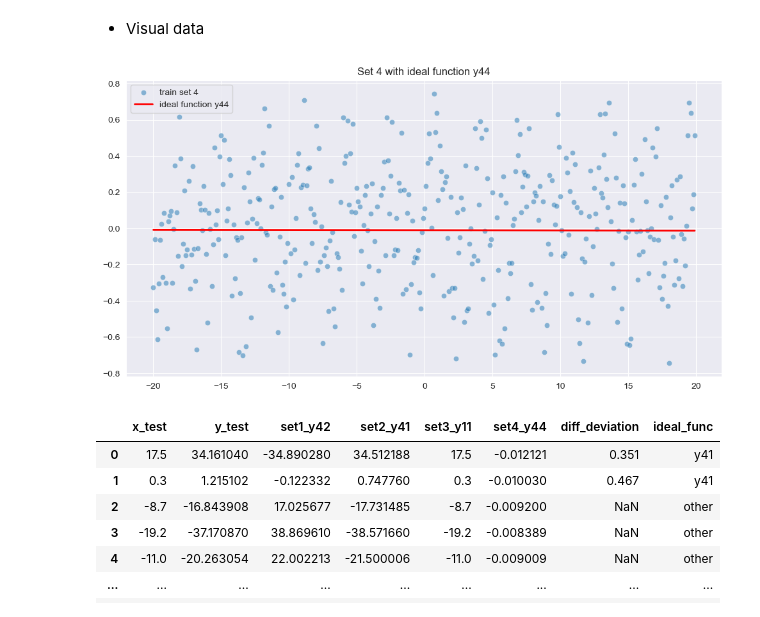
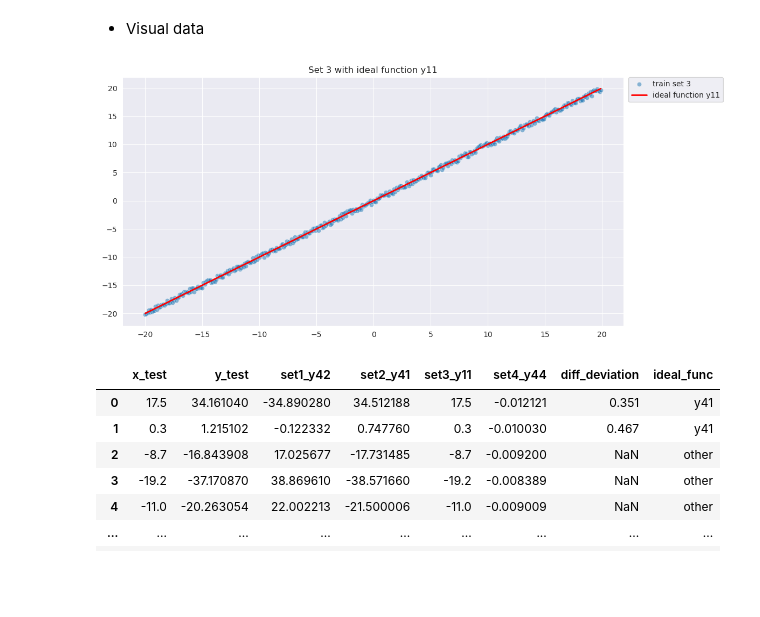
Before and after one commit to Trihamhochoi/python_written_assignment, a Jupyter notebook: Code/jupyter_notebook/sampling.ipynb, the cells around one changed output. Cells and saved outputs as stored; diff of their text form; code cells hidden in the pictures; blank space fills up the shorter version.

```diff
--- a/Code/test_db.ipynb
+++ b/Code/jupyter_notebook/sampling.ipynb
@@ -35,33 +35,34 @@ Table 'eval_test_tb' exists.
 - Visual data
 # %%
 #Build model
-set_id = 4
+set_id = 3
 
 # Extract X y
 X_train, y_train = reg_model.extract_x_y(is_train=True, set_id=set_id)
 X_test, y_test = reg_model.extract_x_y(is_train=False, set_id=set_id)
 
 # Get y ideal
 y_chosen = reg_model.ideal_dict[f'set{set_id}']['ideal_set']
 y_ideal_set = ideal_df[y_chosen].values
 
 # Create plot for 3 set
 sns.set_style("darkgrid")
 fig, ax = plt.subplots(figsize=(12,6))
 
 sns.scatterplot(x=X_train, y=y_train, ax=ax,label=f'train set {set_id}',alpha=0.5)
 sns.lineplot(x=X_train,
              y=y_ideal_set,
              ax=ax,
              color='red',
              lw=2,
              label=f'ideal function {y_chosen}')
+plt.legend(bbox_to_anchor=(1.01, 1), loc='upper left', borderaxespad=0.)
 plt.title(f"Set {set_id} with ideal function {y_chosen}")
 # Save the plot before showing
-plt.savefig(f"../Image/set_{set_id}_with_ideal_func_{y_chosen}.png", dpi=300, bbox_inches='tight')
+plt.savefig(f"../Plot_image/set_{set_id}_with_ideal_func_{y_chosen}.png", dpi=300, bbox_inches='tight')
 plt.show()
 # %% [output]
-[figure, old version]
+[figure, new version]
 # %%
 eval_df.fillna(value={'ideal_func':'other'})
 # %% [output]
```
Also changed, not shown: parts of 1 cell of this notebook, 15 other files.
